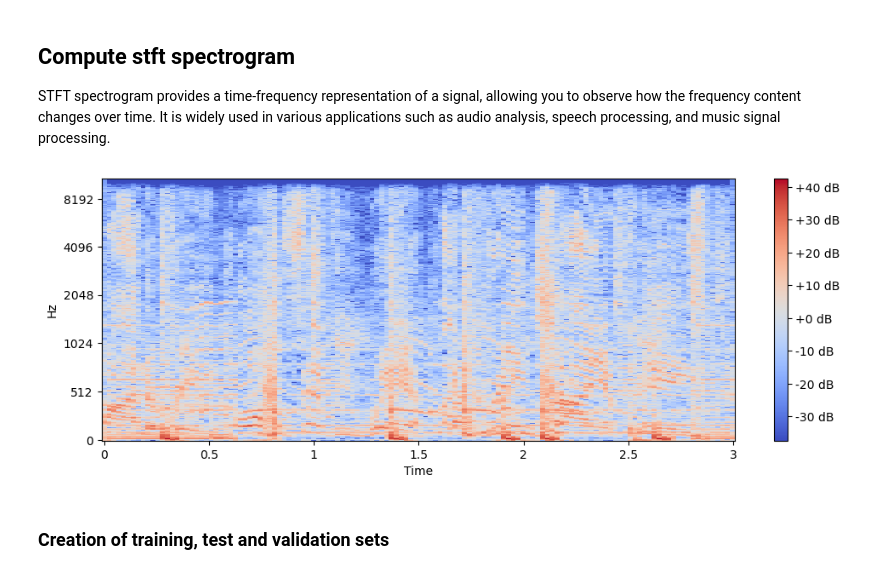
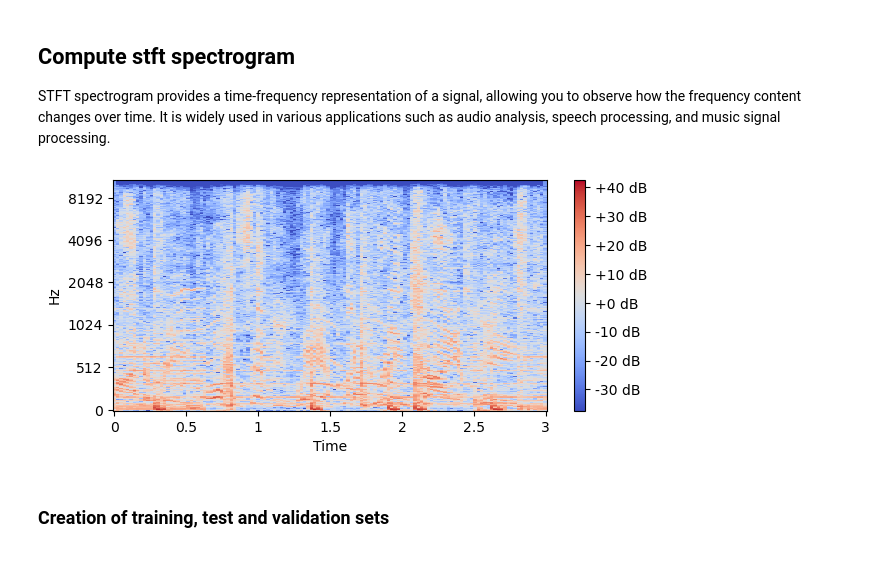
Before and after one commit to AlbertoSaretto/Music-Genre-Recognition, a Jupyter notebook: Preprocess.ipynb, the cells around one changed output. Saved outputs shown, nothing was run; the diff lists cells and outputs as text; code cells hidden in the pictures.

```diff
--- a/Preprocess.ipynb
+++ b/Preprocess.ipynb
@@ -42,7 +41,7 @@ tracks.shape
 Audio signals are composed by a one-dimensional array that represents the amplitude of the audio signal over time, x in our definition. sr is instead the sampling rate providing the context for how these samples are distributed in time. The librosa.load function returns both the audio signal and its associated sampling rate.
 # %%
 #Function getAudio to extract tracks from .mp3 file
-x_ex = getAudio(2)
+x_ex = utils_mgr.getAudio(2)
 
 #Print some track features
 print(x_ex[1])
@@ -86,17 +85,17 @@ STFT spectrogram provides a time-frequency representation of a signal, allowing
 # %%
 # Compute the short-time Fourier transform (stft)
 stft_ex = np.abs(librosa.stft(x_ex[0][start * x_ex[1] : end * x_ex[1]], n_fft=1024, hop_length=512))
 
 # Convert the power spectrogram to decibels
 log_stft_ex = librosa.amplitude_to_db(stft_ex)
 
 # Plot the log mel spectrogram for visualization purpose
-plt.figure(figsize=(12, 4))
+plt.figure(figsize=(7, 3))
 librosa.display.specshow(log_stft_ex, sr=x_ex[1], hop_length=512, x_axis='time', y_axis='mel')
 plt.colorbar(format='%+2.0f dB')
 plt.show()
 # %% [output]
-[figure, old version]
+[figure, new version]
 # %% [markdown]
 ### Creation of training, test and validation sets
 # %%
```
Also changed, not shown: parts of 7 cells of this notebook, 2 other files.
